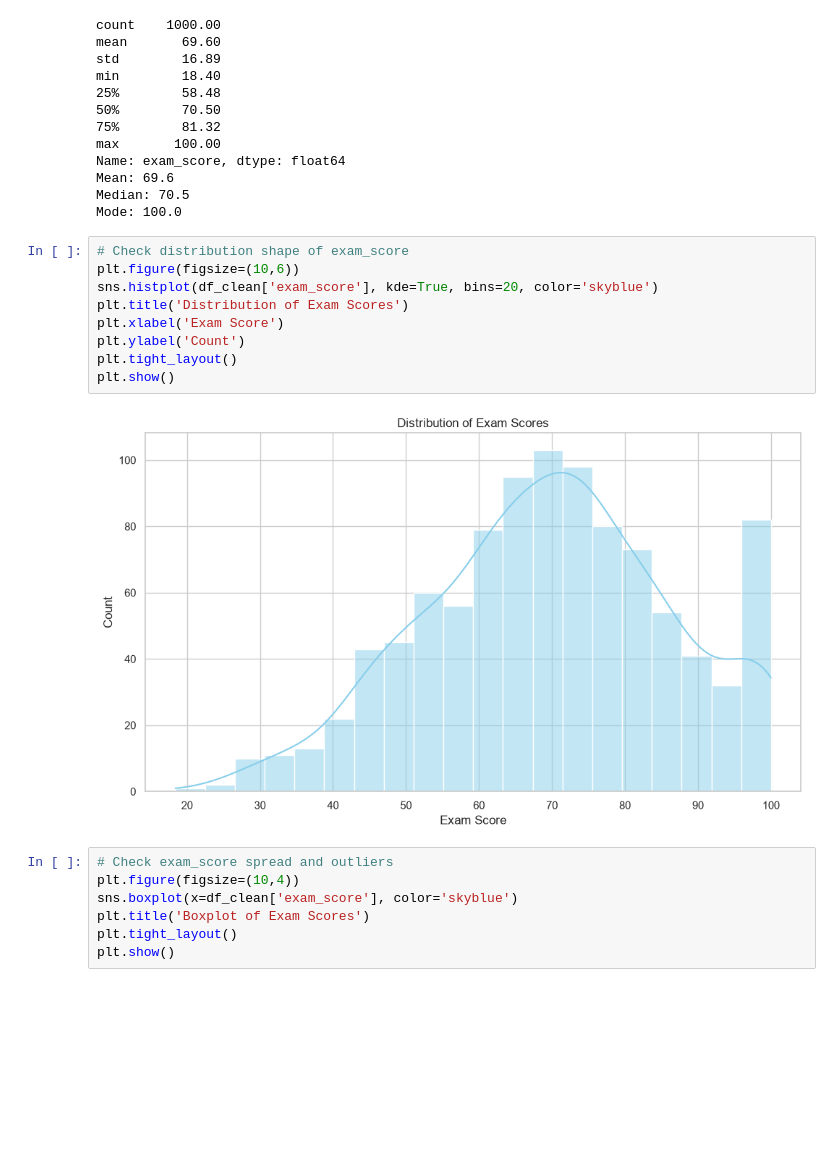
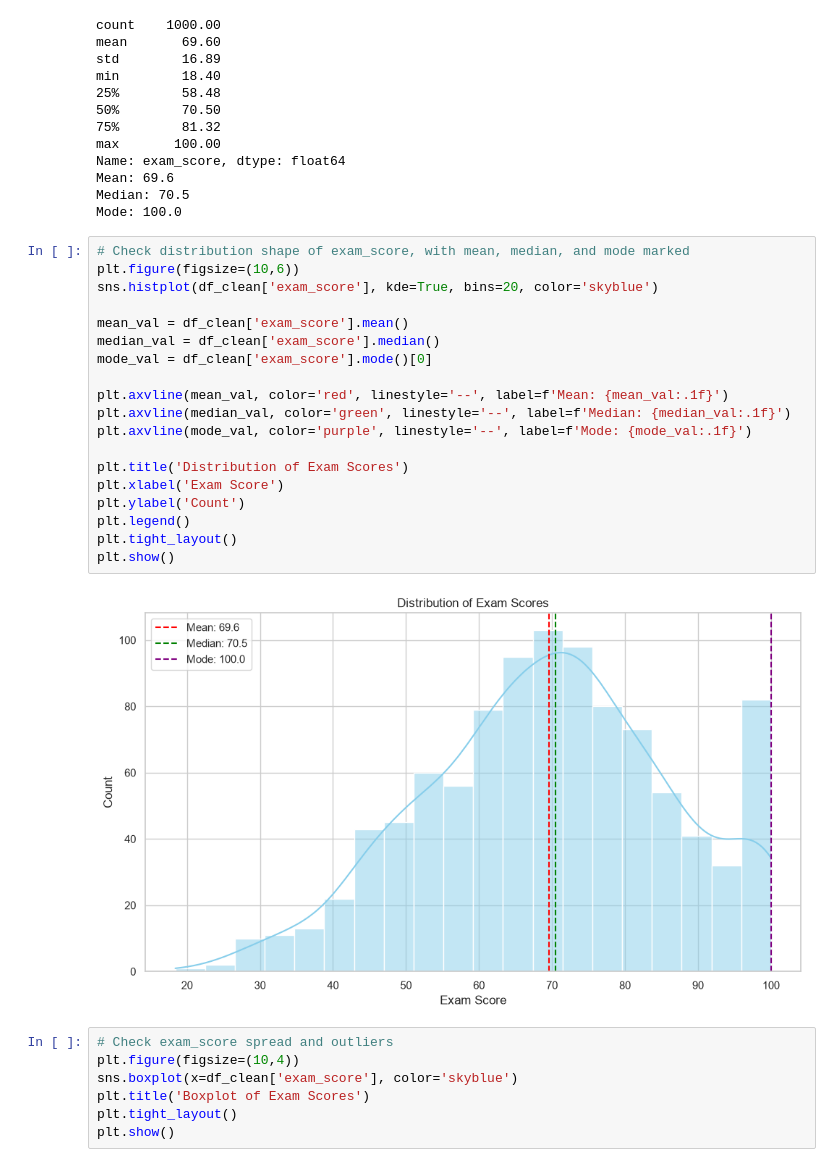
Before and after one commit to LeoRochaM2/data-exploration-and-visualization-student-habits, a Jupyter notebook: exploration.ipynb, the cells around one changed output. Drawn from its saved outputs; the diff is of its cells as text; blank space fills up the shorter version.

Commit message:
Update exam score histogram with mean/median/mode lines

```diff
--- a/exploration.ipynb
+++ b/exploration.ipynb
@@ -273,16 +273,26 @@ Mean: 69.6
 Median: 70.5
 Mode: 100.0
 # %%
-# Check distribution shape of exam_score
+# Check distribution shape of exam_score, with mean, median, and mode marked
 plt.figure(figsize=(10,6))
 sns.histplot(df_clean['exam_score'], kde=True, bins=20, color='skyblue')
+
+mean_val = df_clean['exam_score'].mean()
+median_val = df_clean['exam_score'].median()
+mode_val = df_clean['exam_score'].mode()[0]
+
+plt.axvline(mean_val, color='red', linestyle='--', label=f'Mean: {mean_val:.1f}')
+plt.axvline(median_val, color='green', linestyle='--', label=f'Median: {median_val:.1f}')
+plt.axvline(mode_val, color='purple', linestyle='--', label=f'Mode: {mode_val:.1f}')
+
 plt.title('Distribution of Exam Scores')
 plt.xlabel('Exam Score')
 plt.ylabel('Count')
+plt.legend()
 plt.tight_layout()
 plt.show()
 # %% [output]
-[figure, old version]
+[figure, new version]
 # %%
 # Check exam_score spread and outliers
 plt.figure(figsize=(10,4))
```
